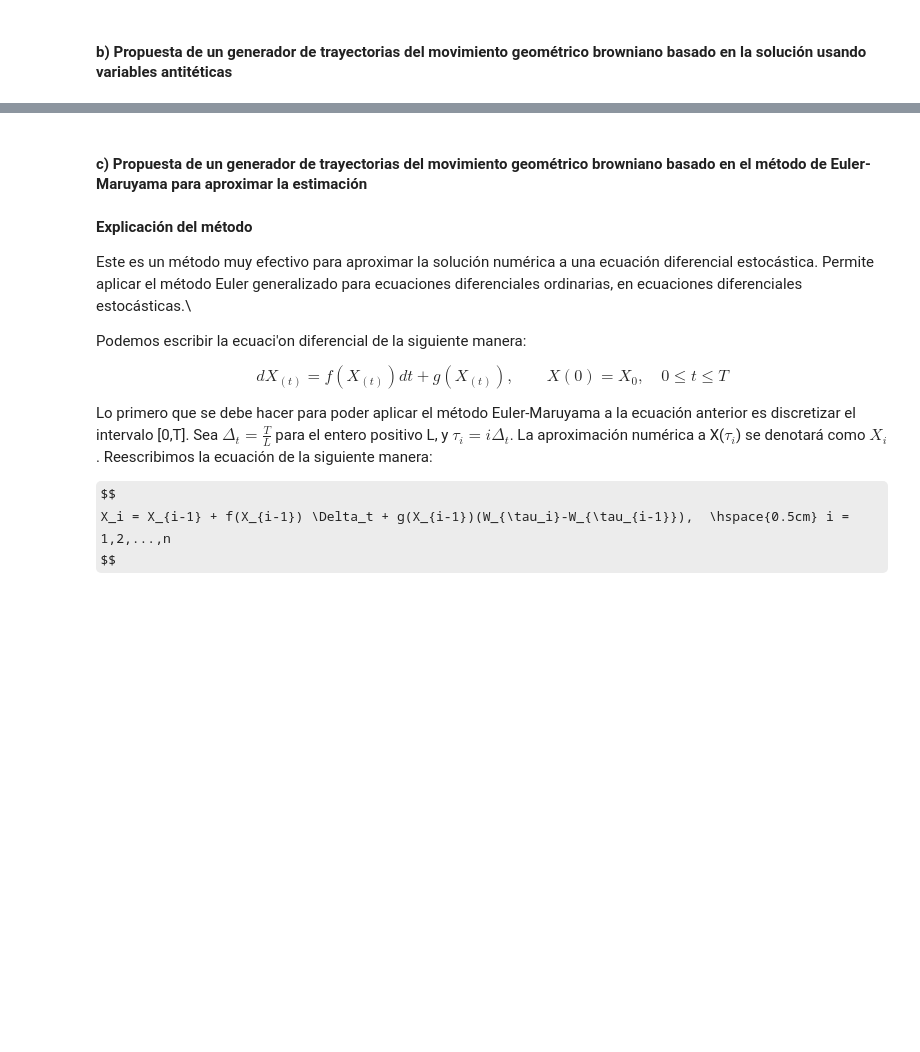
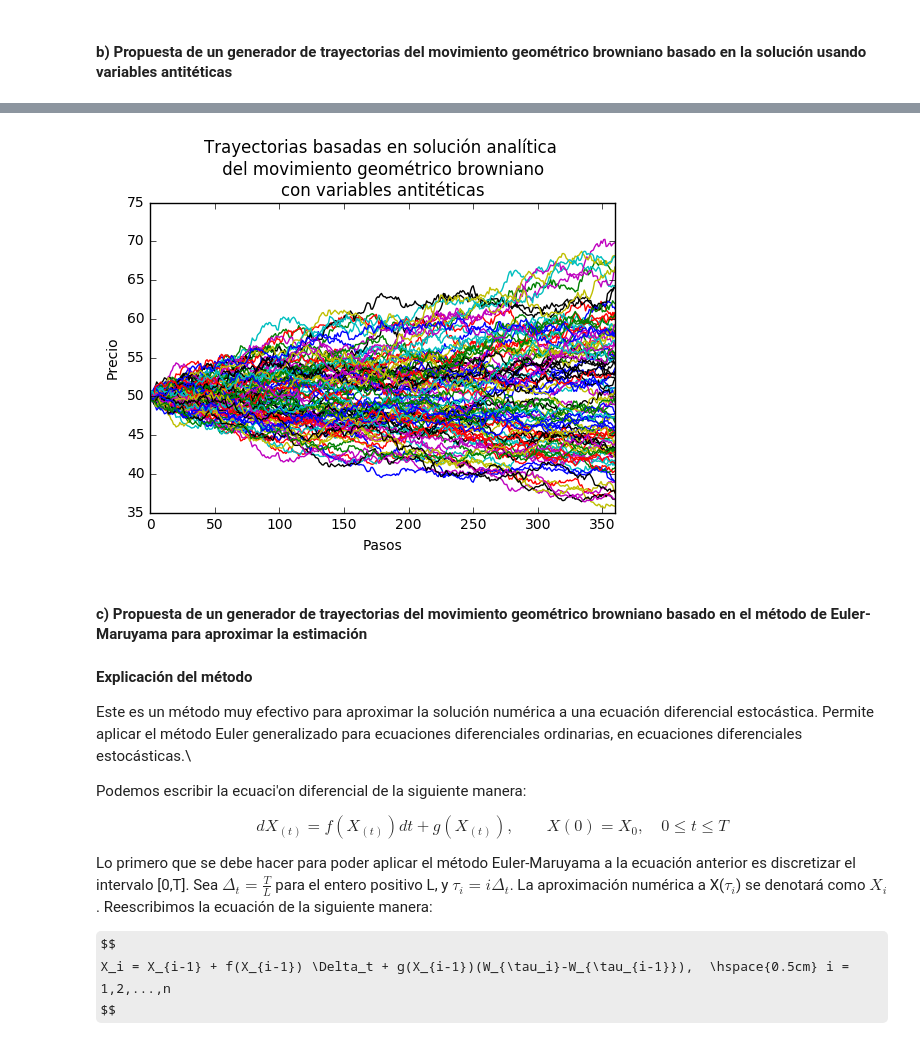
Before and after one commit to RHDZMOTA/simulacion_riesgos, a Jupyter notebook: p1/Trabajo 01 Simulación de Riesgos Financieros.ipynb, the cells around one changed output, grey strips where cells are left out. Cells and saved outputs as stored; diff of their text form; code cells hidden in the pictures; some formulas as TeX source; blank space fills up the shorter version.

```diff
--- a/p1/Trabajo 01 Simulación de Riesgos Financieros.ipynb
+++ b/p1/Trabajo 01 Simulación de Riesgos Financieros.ipynb
@@ -434,3 +468,12 @@ PENDIENTE
+# %%
+tray_anti = mTrajectoriesNormal(m=100,anti=True)
+tray_anti.plot(legend=False)
+plt.title('Trayectorias basadas en solución analítica \n del movimiento geométrico browniano \ncon variables antitéticas')
+plt.ylabel('Precio')
+plt.xlabel('Pasos')
+plt.show()
+# %% [output]
+[figure, added]
 # %% [markdown]
 #### c) Propuesta de un generador de trayectorias del movimiento geométrico browniano basado en el método de Euler-Maruyama para aproximar la estimación
 # %% [markdown]
```
Also changed, not shown: parts of 55 cells of this notebook.
